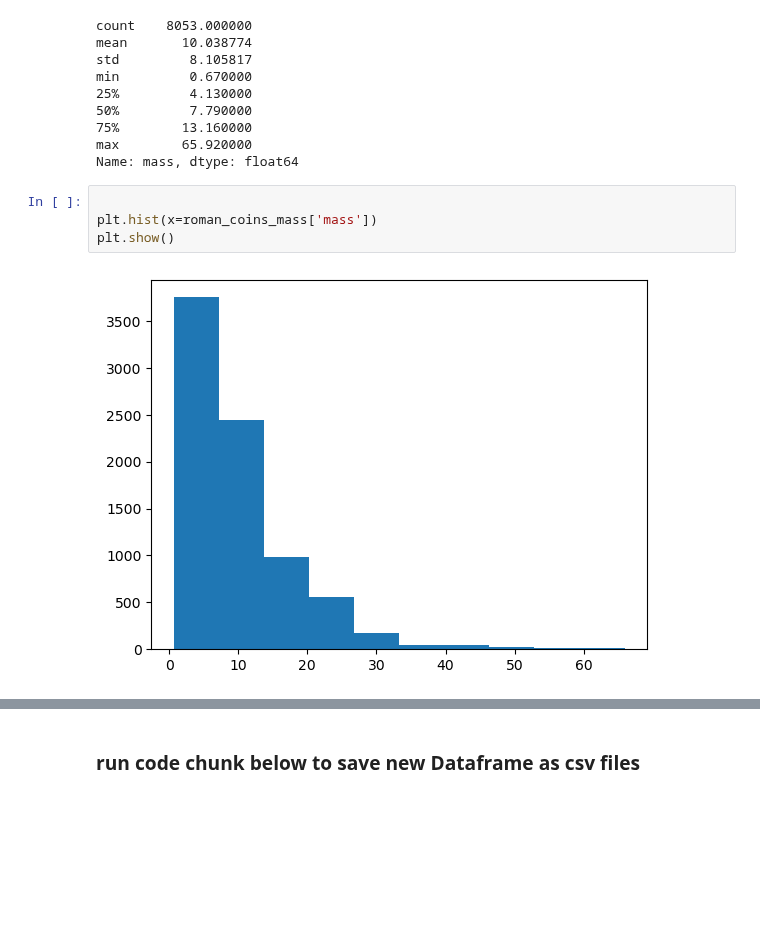
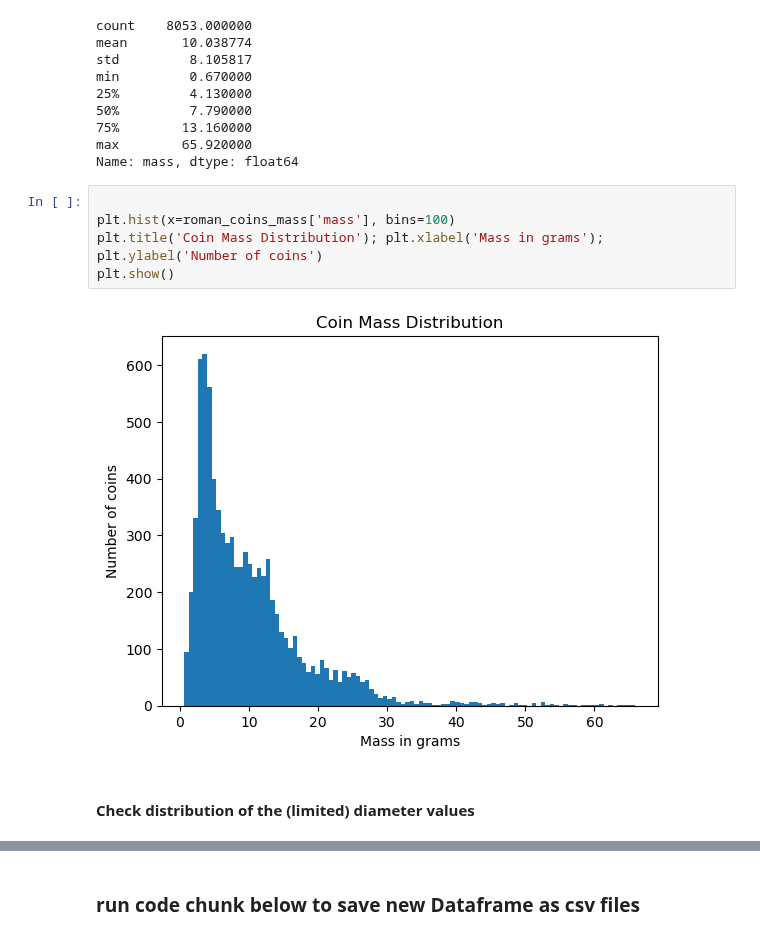
Before and after one commit to vbalalian/data-portfolio, a Jupyter notebook: Roman_coins/Roman_Coin_Webscraping.ipynb, the cells around one changed output, grey strips where cells are left out. Saved outputs shown, nothing was run; the diff lists cells and outputs as text; blank space fills up the shorter version.

Commit message:
Plot coins by mass and diameter

```diff
--- a/Roman_coins/Roman_Coin_Webscraping.ipynb
+++ b/Roman_coins/Roman_Coin_Webscraping.ipynb
@@ -612,7 +618,10 @@ max        65.920000
 Name: mass, dtype: float64
 # %%
 
-plt.hist(x=roman_coins_mass['mass'])
+plt.hist(x=roman_coins_mass['mass'], bins=100)
+plt.title('Coin Mass Distribution'); plt.xlabel('Mass in grams'); plt.ylabel('Number of coins')
 plt.show()
 # %% [output]
-[figure, old version]
+[figure, new version]
+# %% [markdown]
+#### Check distribution of the (limited) diameter values
```
Also changed, not shown: parts of 7 cells of this notebook.
